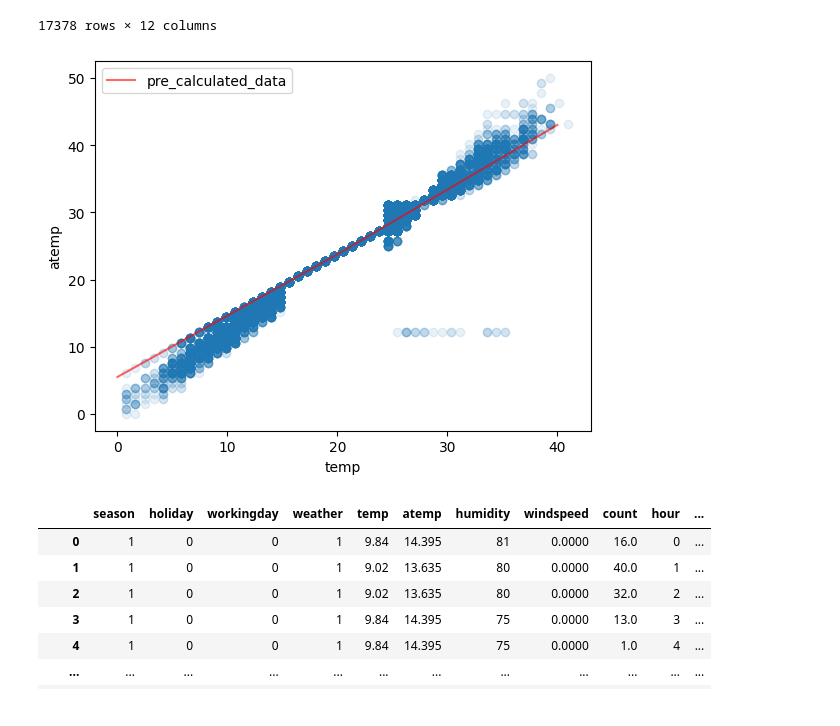
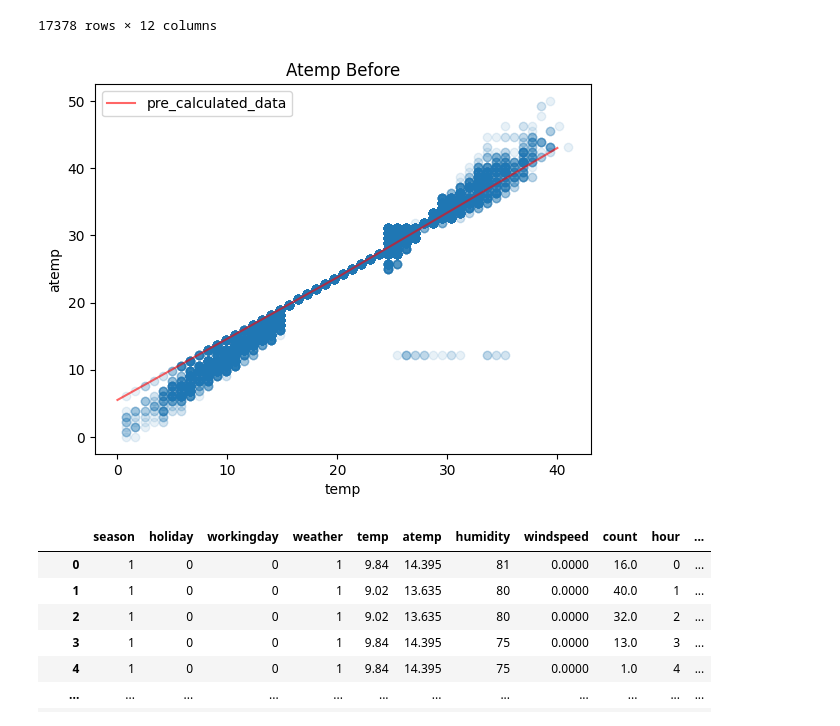
Before and after one commit to gptjddldi/kg-bike-sharing-demand, a Jupyter notebook: data_preprocessing.ipynb, the cells around one changed output. Saved outputs shown, nothing was run; the diff lists cells and outputs as text; code cells hidden in the pictures.

```diff
--- a/data_preprocessing.ipynb
+++ b/data_preprocessing.ipynb
@@ -53,12 +53,14 @@ all_data = all_data.drop(dropFeatures, axis=1)
 # %%
 plt.scatter(all_data['temp'], all_data['atemp'], alpha = 0.1)
 plt.plot([0,20,40],[5.5,23.75,43], 'r', alpha = 0.6, label = 'pre_calculated_data');
 plt.xlabel('temp')
 plt.ylabel('atemp')
 plt.legend()
+plt.title('Atemp Before')
+plt.savefig('atemp_before.png')
 plt.show()
 # %% [output]
-[figure, old version]
+[figure, new version]
 # %%
 # error value of atemp
 def predict_atemp(data):
```
Also changed, not shown: parts of 8 cells of this notebook, 1 other file.
